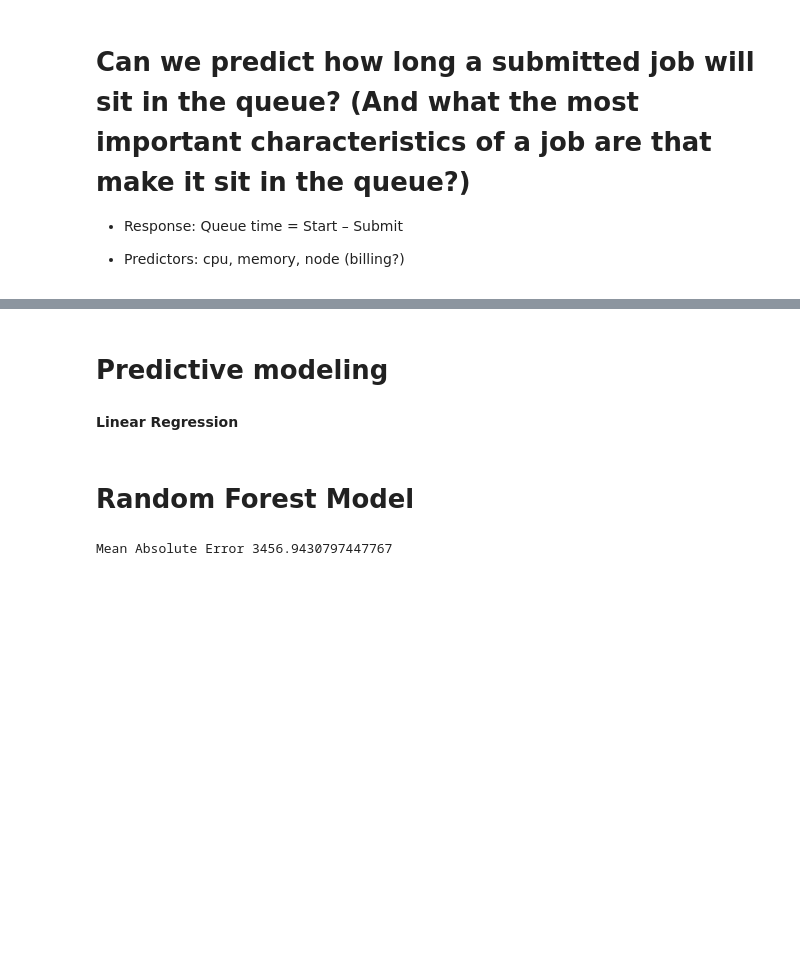
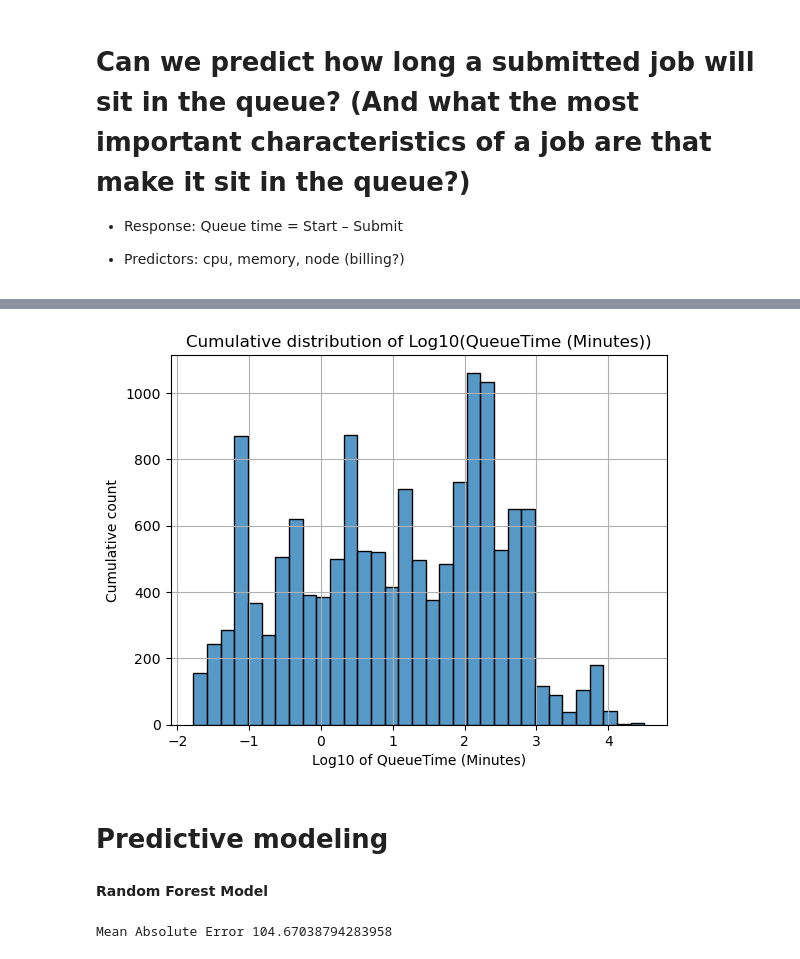
Before and after one commit to tairaeli/ICER_user_data_analytics, a Jupyter notebook: RQ3-PreditctingQueutime-SLURM.ipynb, the cells around one changed output, grey strips where cells are left out. Saved outputs shown, nothing was run; the diff lists cells and outputs as text; code cells hidden in the pictures; blank space fills up the shorter version.

Commit message:
random forest model

```diff
--- a/RQ3-PreditctingQueutime-SLURM.ipynb
+++ b/RQ3-PreditctingQueutime-SLURM.ipynb
@@ -110,0 +86,33 @@ slurm
+# %%
+# # convert ReqMem to a uniform measurement (assuming 'M' for MB and 'G' for GB and 'K' for KB)
+def convert_memory(mem_str):
+    '''
+    Convert memory units to MegaBytes unit float.
+    '''
+    if mem_str.endswith('M'):
+        return float(mem_str[:-1]) # remove 'M' and convert to float
+    elif mem_str.endswith('K'):
+        return float(mem_str[:-1]) / 1000
+    elif mem_str.endswith('G'):
+        return float(mem_str[:-1]) * 1e3  # convert MB to KB
+    elif mem_str.endswith('T'):
+        return float(mem_str[:-1]) * 1e6 # convert MB to T
+
+slurm_clean['ReqMem_MB'] = slurm_clean['ReqMem'].apply(convert_memory)
+slurm_clean['MaxRSS_MB'] = slurm_clean['MaxRSS'].apply(convert_memory)
+# %%
+# Function to parse time data columns: TimeLimit and Elapsed
+def parse_time_string(time_str):
+    """Convert a time string into a timedelta object."""
+    days = 0
+    if '-' in time_str:
+        days, time_str = time_str.split('-')
+        days = int(days)
+
+    parts = time_str.split(':')
+    hours, minutes, seconds = map(int, parts) if len(parts) == 3 else (int(parts[0]), int(parts[1]), 0)
+    return timedelta(days=days, hours=hours, minutes=minutes, seconds=seconds)
+
+# Convert Timelimit and Elapsed to timedeltas
+slurm_clean['Timelimit'] = slurm_clean['Timelimit'].apply(parse_time_string)
+slurm_clean['Elapsed'] = slurm_clean['Elapsed'].apply(parse_time_string)
@@ -110,0 +129,5 @@ slurm
+# %%
+# Calculate queutime in minutes
+slurm_clean["QueueTime (Minutes)"] = (slurm_clean['Start']- slurm_clean['Submit']).dt.total_seconds()/60
+slurm_clean['Timelimit (Minutes)'] = slurm_clean['Timelimit'].dt.total_seconds()/60
+slurm_clean.head(5)
@@ -111,13 +152,20 @@ slurm
+# %%
+sns.histplot(np.log10(slurm_clean['QueueTime (Minutes)']))
+plt.xlabel('Log10 of QueueTime (Minutes)')
+plt.ylabel('Cumulative count')
+plt.title('Cumulative distribution of Log10(QueueTime (Minutes))')
+plt.grid(True)
+plt.show()
+# %% [output]
+[figure, added]
 # %% [markdown]
 # Predictive modeling
 # %% [markdown]
-**Linear Regression**
+**Random Forest Model**
-# %% [markdown]
-# Random Forest Model
 # %%
 # prepare the dataset for training
-X = slurm[['ReqCPUS','ReqMem_MB','ReqNodes']]
-y = slurm['QueueTime']
+X = slurm_clean[['ReqCPUS','ReqMem_MB','ReqNodes','Timelimit (Minutes)']]
+y = slurm_clean['QueueTime (Minutes)']
 
 # splitting dataset into training and testing sets
 X_train, X_test, y_train, y_test = train_test_split(X,y, test_size= 0.2, random_state=42)
@@ -134,7 +182,7 @@ model.fit(X_train_scaled, y_train)
 # predict on the test set
 y_pred = model.predict(X_test_scaled)
 
-# evaluate the model
+# evaluate the model; do R2
 print("Mean Absolute Error", mean_absolute_error(y_test,y_pred))
 # %% [output]
-Mean Absolute Error 3456.9430797447767
+Mean Absolute Error 104.67038794283958
```
Also changed, not shown: parts of 15 cells of this notebook.
